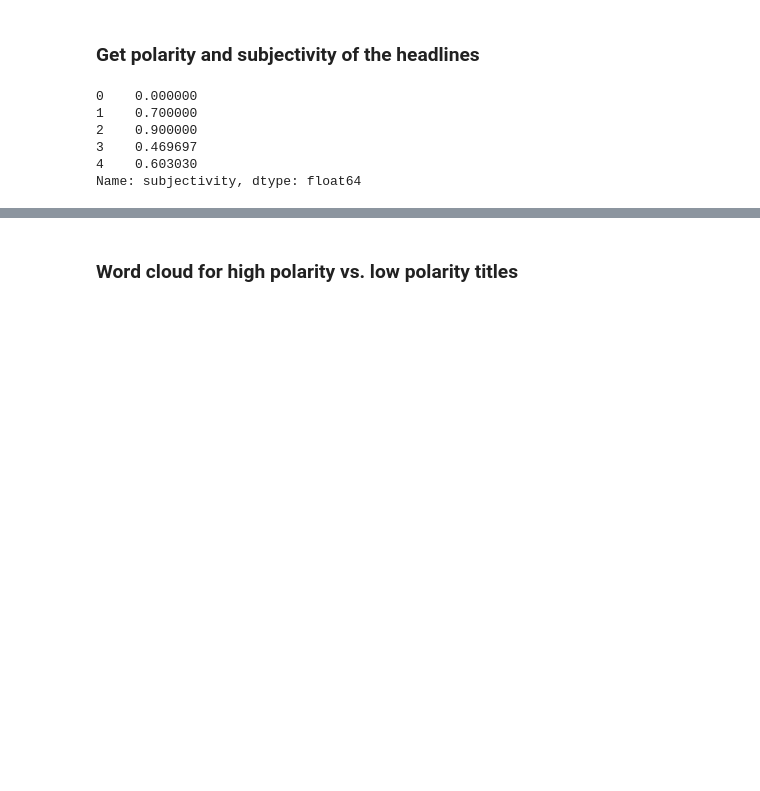
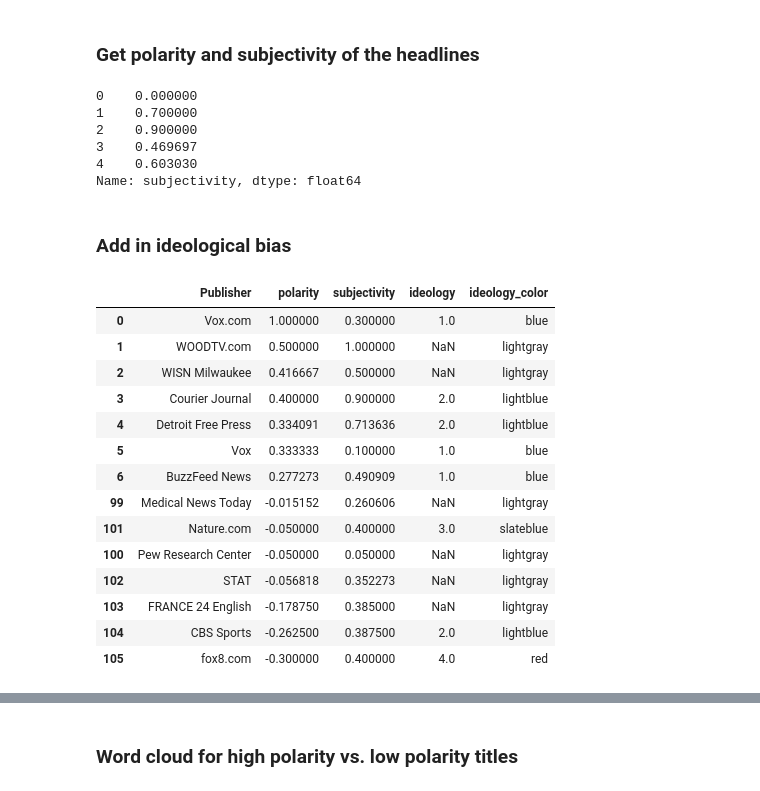
Before and after one commit to datakind/Mar21-vaccine-uptake, a Jupyter notebook: scrapers/GoogleNewsCovidAPI.ipynb, the cells around one changed output, grey strips where cells are left out. Cells and saved outputs as stored; diff of their text form; code cells hidden in the pictures; blank space fills up the shorter version.

```diff
--- a/scrapers/GoogleNewsCovidAPI.ipynb
+++ b/scrapers/GoogleNewsCovidAPI.ipynb
@@ -235,5 +236,48 @@ high_p = sentiment_join.sort_values('polarity',ascending = False)[0:7]
 low_p = sentiment_join.sort_values('polarity',ascending = True)[0:7]
 extremes_p = pd.concat([low_p, high_p])
 extremes_p = extremes_p.sort_values('polarity', ascending = False)
+# %% [markdown]
+### Add in ideological bias
+# %%
+# get ideology of news outlets
+# as an example, I only entered ratings for the news outlets in extremes_p
+# 1 = left, 3 = center, 5 = right
+# based on https://www.allsides.com/media-bias/media-bias-ratings
+ideology_dict = {}
+ideology_dict['fox8.com'] = 4
+ideology_dict['CBS Sports'] = 2
+ideology_dict['Nature.com'] = 3
+ideology_dict['BuzzFeed News'] = 1
+ideology_dict['Vox'] = 1
+ideology_dict['Detroit Free Press'] = 2
+ideology_dict['Courier Journal'] = 2
+ideology_dict['Vox.com'] = 1
+
+# add ideology to data based on Publisher name
+extremes_p['ideology'] = extremes_p['Publisher'].map(ideology_dict)
+
+letter_col = {1:'blue', 2:'lightblue', 3:'slateblue', 4:'red', 5:'darkred'}
+# color by ideology
+extremes_p['ideology_color'] = extremes_p['ideology'].map(letter_col)
+# if missing color, use light gray
+extremes_p['ideology_color'] = extremes_p['ideology_color'].fillna('lightgray')
+
+extremes_p
+# %% [output]
+|  | Publisher | polarity | subjectivity | ideology | ideology_color |
+| 0 | Vox.com | 1.000000 | 0.300000 | 1.0 | blue |
+| 1 | WOODTV.com | 0.500000 | 1.000000 | NaN | lightgray |
+| 2 | WISN Milwaukee | 0.416667 | 0.500000 | NaN | lightgray |
+| 3 | Courier Journal | 0.400000 | 0.900000 | 2.0 | lightblue |
+| 4 | Detroit Free Press | 0.334091 | 0.713636 | 2.0 | lightblue |
+| 5 | Vox | 0.333333 | 0.100000 | 1.0 | blue |
+| 6 | BuzzFeed News | 0.277273 | 0.490909 | 1.0 | blue |
+| 99 | Medical News Today | -0.015152 | 0.260606 | NaN | lightgray |
+| 101 | Nature.com | -0.050000 | 0.400000 | 3.0 | slateblue |
+| 100 | Pew Research Center | -0.050000 | 0.050000 | NaN | lightgray |
+| 102 | STAT | -0.056818 | 0.352273 | NaN | lightgray |
+| 103 | FRANCE 24 English | -0.178750 | 0.385000 | NaN | lightgray |
+| 104 | CBS Sports | -0.262500 | 0.387500 | 2.0 | lightblue |
+| 105 | fox8.com | -0.300000 | 0.400000 | 4.0 | red |
 # %%
 import matplotlib.pyplot as plt
```
Also changed, not shown: parts of 4 cells of this notebook.
